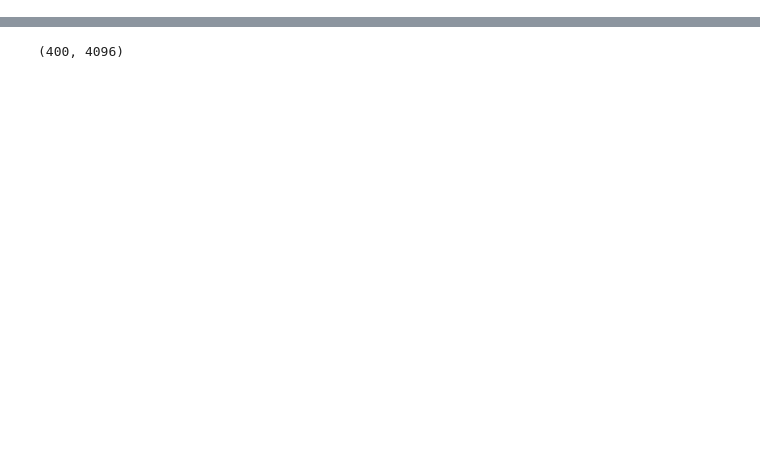
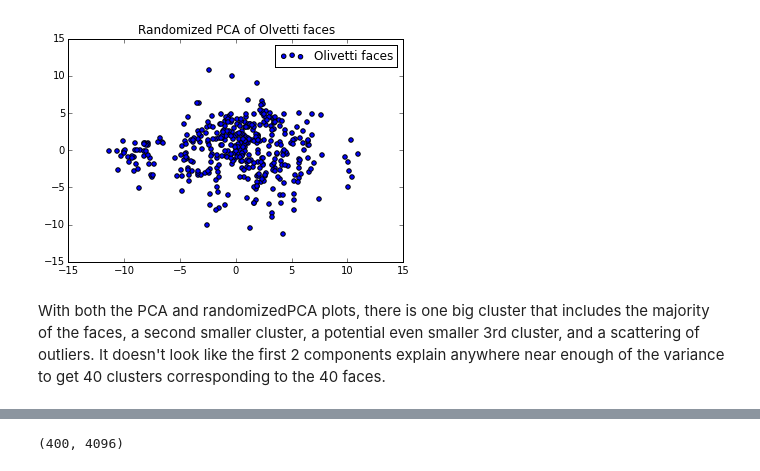
Before and after one commit to mattlichti/gen_assembly, a Jupyter notebook: Homework/HW4/Matt_Lab4.ipynb, the cells around one changed output, grey strips where cells are left out. Saved outputs shown, nothing was run; the diff lists cells and outputs as text; code cells hidden in the pictures; blank space fills up the shorter version.

```diff
--- a/Homework/HW4/Matt_Lab4.ipynb
+++ b/Homework/HW4/Matt_Lab4.ipynb
@@ -10,0 +174,10 @@ y=faces['target']
+# %%
+pl.figure()
+pl.scatter(X_rand[:, 0], X_rand[:, 1], label="Olivetti faces")
+pl.legend()
+pl.title('Randomized PCA of Olvetti faces')
+pl.show()
+# %% [output]
+[figure, added]
+# %% [markdown]
+With both the PCA and randomizedPCA plots, there is one big cluster that includes the majority of the faces, a second smaller cluster, a potential even smaller 3rd cluster, and a scattering of outliers. It doesn't look like the first 2 components explain anywhere near enough of the variance to get 40 clusters corresponding to the 40 faces.
```
Also changed, not shown: parts of 48 cells of this notebook.
